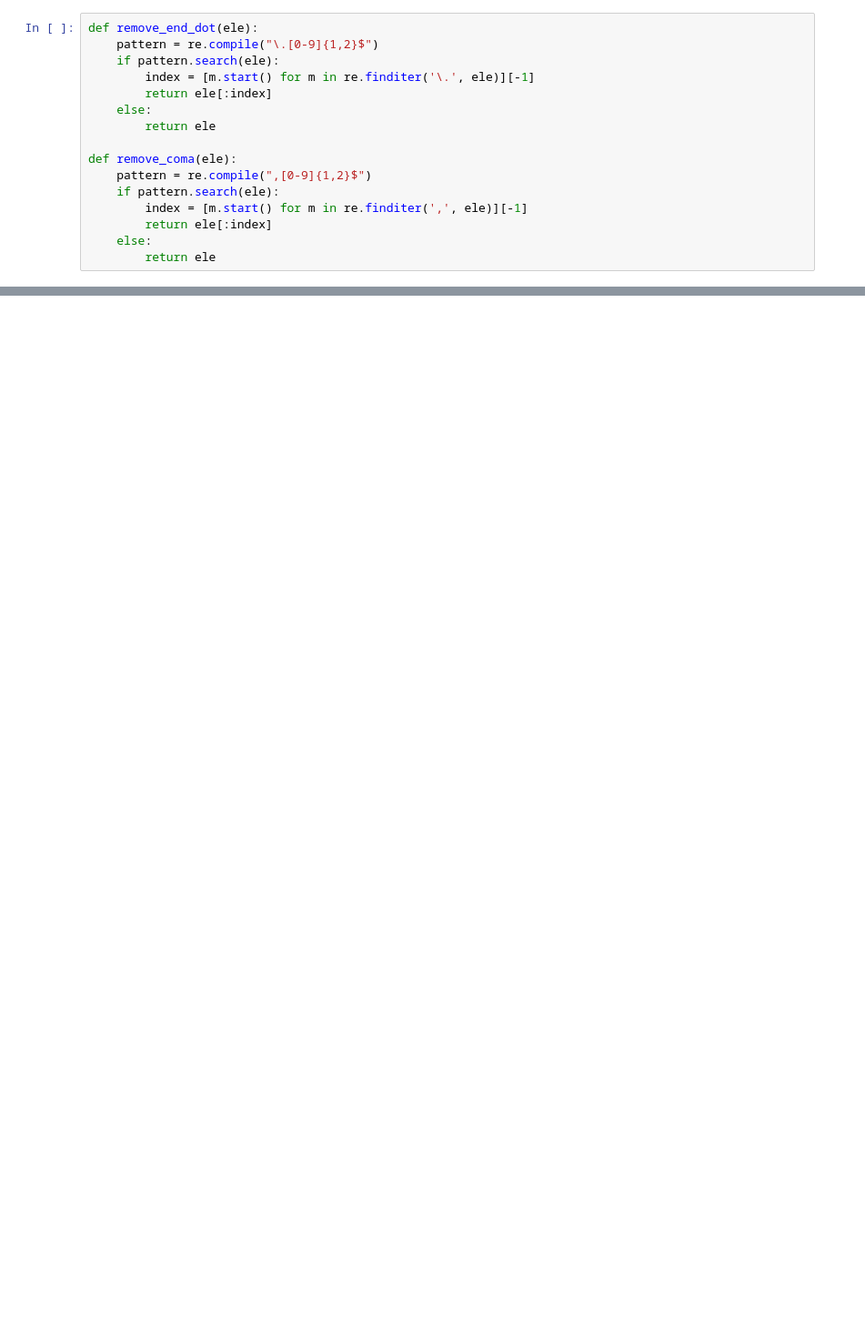
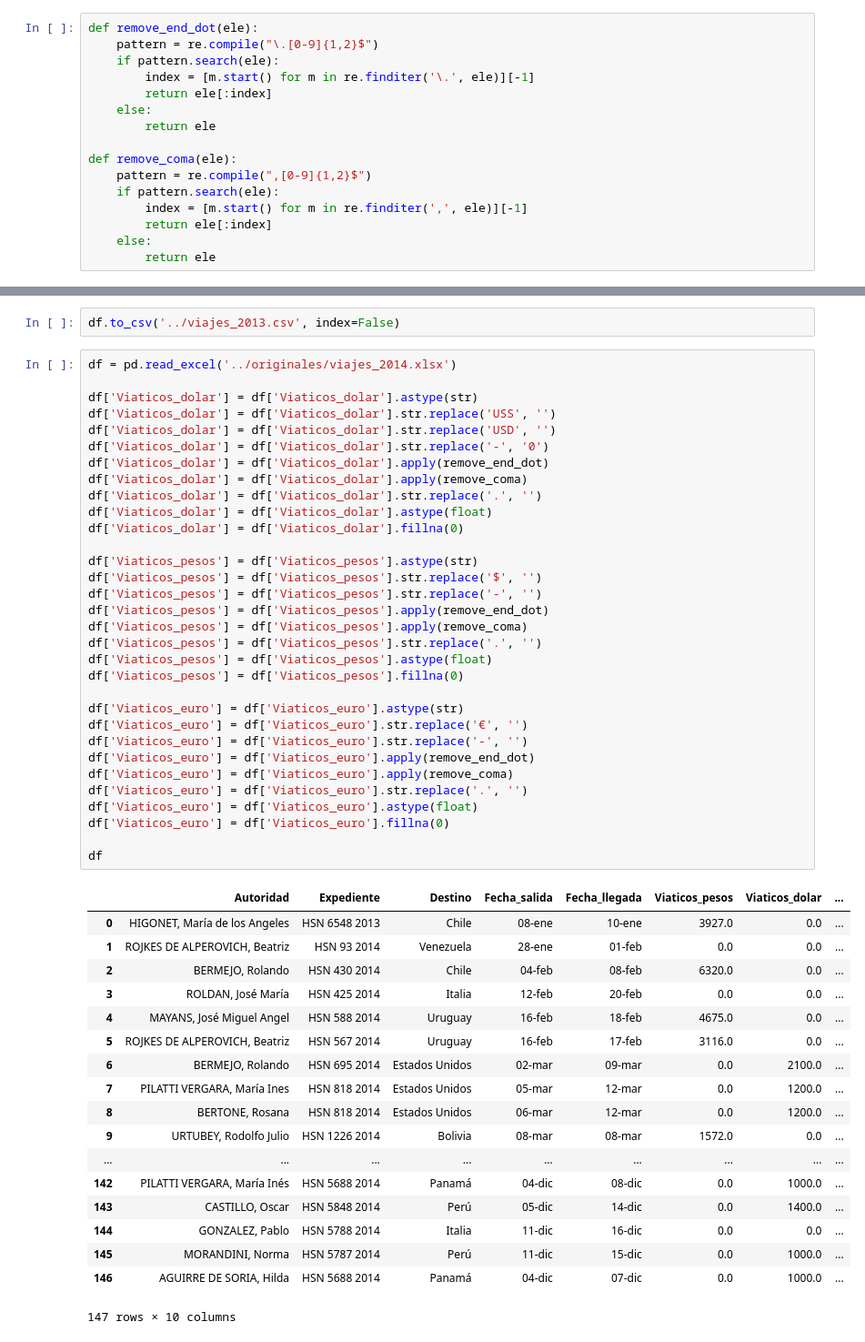
Before and after one commit to OpenDataR4/datos, a Jupyter notebook: senado_viajes/Jupyter_Notebooks/01_Exel2CSV.ipynb, the cells around one changed output, grey strips where cells are left out. Shown at 91% size. Saved outputs shown, nothing was run; the diff lists cells and outputs as text; blank space fills up the shorter version.

```diff
--- a/senado_viajes/Jupyter_Notebooks/01_Exel2CSV.ipynb
+++ b/senado_viajes/Jupyter_Notebooks/01_Exel2CSV.ipynb
@@ -72 +136,54 @@ df
+# %%
+df.to_csv('../viajes_2013.csv', index=False)
+# %%
+df = pd.read_excel('../originales/viajes_2014.xlsx')
+
+df['Viaticos_dolar'] = df['Viaticos_dolar'].astype(str)
+df['Viaticos_dolar'] = df['Viaticos_dolar'].str.replace('USS', '')
+df['Viaticos_dolar'] = df['Viaticos_dolar'].str.replace('USD', '')
+df['Viaticos_dolar'] = df['Viaticos_dolar'].str.replace('-', '0')
+df['Viaticos_dolar'] = df['Viaticos_dolar'].apply(remove_end_dot)
+df['Viaticos_dolar'] = df['Viaticos_dolar'].apply(remove_coma)
+df['Viaticos_dolar'] = df['Viaticos_dolar'].str.replace('.', '')
+df['Viaticos_dolar'] = df['Viaticos_dolar'].astype(float)
+df['Viaticos_dolar'] = df['Viaticos_dolar'].fillna(0)
+
+df['Viaticos_pesos'] = df['Viaticos_pesos'].astype(str)
+df['Viaticos_pesos'] = df['Viaticos_pesos'].str.replace('$', '')
+df['Viaticos_pesos'] = df['Viaticos_pesos'].str.replace('-', '')
+df['Viaticos_pesos'] = df['Viaticos_pesos'].apply(remove_end_dot)
+df['Viaticos_pesos'] = df['Viaticos_pesos'].apply(remove_coma)
+df['Viaticos_pesos'] = df['Viaticos_pesos'].str.replace('.', '')
+df['Viaticos_pesos'] = df['Viaticos_pesos'].astype(float)
+df['Viaticos_pesos'] = df['Viaticos_pesos'].fillna(0)
+
+df['Viaticos_euro'] = df['Viaticos_euro'].astype(str)
+df['Viaticos_euro'] = df['Viaticos_euro'].str.replace('€', '')
+df['Viaticos_euro'] = df['Viaticos_euro'].str.replace('-', '')
+df['Viaticos_euro'] = df['Viaticos_euro'].apply(remove_end_dot)
+df['Viaticos_euro'] = df['Viaticos_euro'].apply(remove_coma)
+df['Viaticos_euro'] = df['Viaticos_euro'].str.replace('.', '')
+df['Viaticos_euro'] = df['Viaticos_euro'].astype(float)
+df['Viaticos_euro'] = df['Viaticos_euro'].fillna(0)
+
+df
+# %% [output]
+|  | Autoridad | Expediente | Destino | Fecha_salida | Fecha_llegada | Viaticos_pesos | Viaticos_dolar | ... |
+| 0 | HIGONET, María de los Angeles | HSN 6548 2013 | Chile | 08-ene | 10-ene | 3927.0 | 0.0 | ... |
+| 1 | ROJKES DE ALPEROVICH, Beatriz | HSN 93 2014 | Venezuela | 28-ene | 01-feb | 0.0 | 0.0 | ... |
+| 2 | BERMEJO, Rolando | HSN 430 2014 | Chile | 04-feb | 08-feb | 6320.0 | 0.0 | ... |
+| 3 | ROLDAN, José María | HSN 425 2014 | Italia | 12-feb | 20-feb | 0.0 | 0.0 | ... |
+| 4 | MAYANS, José Miguel Angel | HSN 588 2014 | Uruguay | 16-feb | 18-feb | 4675.0 | 0.0 | ... |
+| 5 | ROJKES DE ALPEROVICH, Beatriz | HSN 567 2014 | Uruguay | 16-feb | 17-feb | 3116.0 | 0.0 | ... |
+| 6 | BERMEJO, Rolando | HSN 695 2014 | Estados Unidos | 02-mar | 09-mar | 0.0 | 2100.0 | ... |
+| 7 | PILATTI VERGARA, María Ines | HSN 818 2014 | Estados Unidos | 05-mar | 12-mar | 0.0 | 1200.0 | ... |
+| 8 | BERTONE, Rosana | HSN 818 2014 | Estados Unidos | 06-mar | 12-mar | 0.0 | 1200.0 | ... |
+| 9 | URTUBEY, Rodolfo Julio | HSN 1226 2014 | Bolivia | 08-mar | 08-mar | 1572.0 | 0.0 | ... |
+| ... | ... | ... | ... | ... | ... | ... | ... | ... |
+| 142 | PILATTI VERGARA, María Inés | HSN 5688 2014 | Panamá | 04-dic | 08-dic | 0.0 | 1000.0 | ... |
+| 143 | CASTILLO, Oscar | HSN 5848 2014 | Perú | 05-dic | 14-dic | 0.0 | 1400.0 | ... |
+| 144 | GONZALEZ, Pablo | HSN 5788 2014 | Italia | 11-dic | 16-dic | 0.0 | 0.0 | ... |
+| 145 | MORANDINI, Norma | HSN 5787 2014 | Perú | 11-dic | 15-dic | 0.0 | 1000.0 | ... |
+| 146 | AGUIRRE DE SORIA, Hilda | HSN 5688 2014 | Panamá | 04-dic | 07-dic | 0.0 | 1000.0 | ... |
+147 rows × 10 columns
 # %%
```
Also changed, not shown: parts of 22 cells of this notebook, 17 other files.
